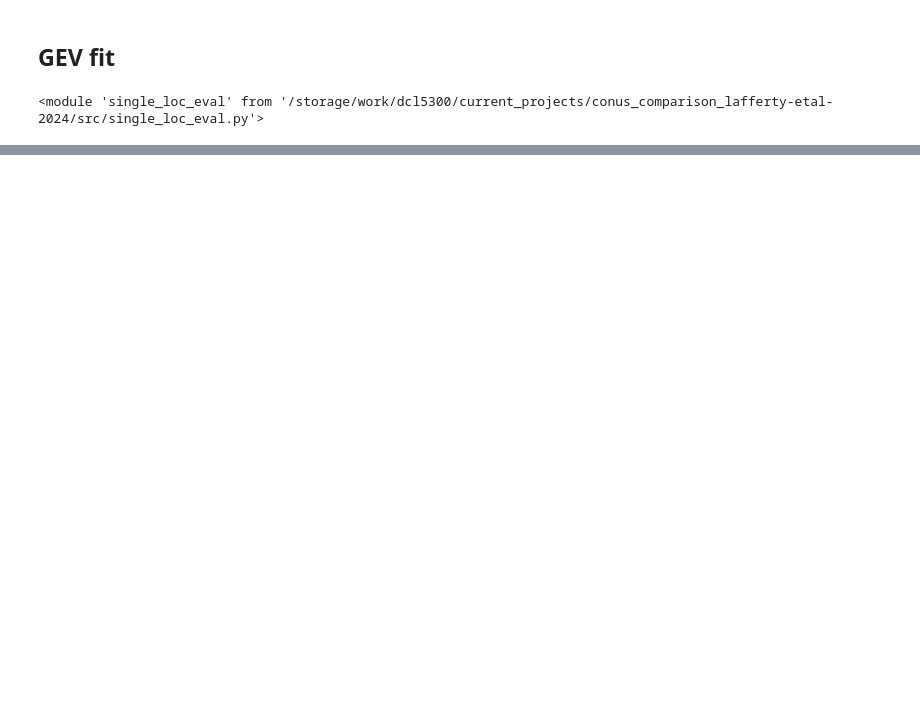
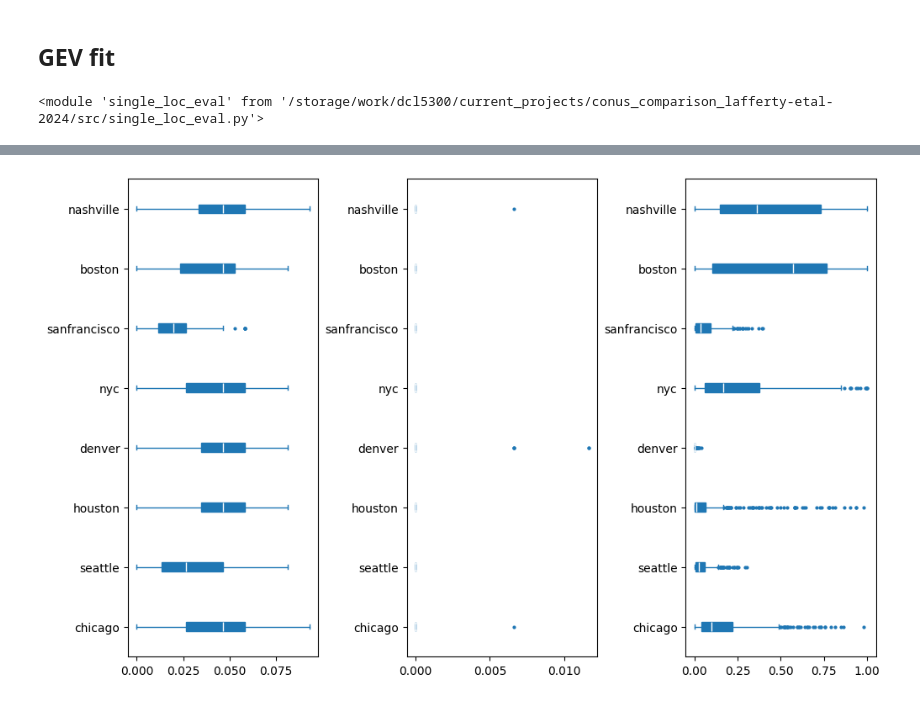
Before and after one commit to david0811/conus_comparison_lafferty-etal-2024, a Jupyter notebook: scripts/99_testing.ipynb, the cells around one changed output, grey strips where cells are left out. Saved outputs shown, nothing was run; the diff lists cells and outputs as text; code cells hidden in the pictures; blank space fills up the shorter version.

```diff
--- a/scripts/99_testing.ipynb
+++ b/scripts/99_testing.ipynb
@@ -295,16 +16,0 @@ import matplotlib.pyplot as plt
-# %%
-fig, ax = plt.subplots()
-ax.scatter(x = observed_sorted, y = theoretical_quantiles, color='C0')
-ax.errorbar(x = observed_sorted,
-            y = theoretical_quantiles,
-            yerr = [theoretical_quantiles - lower, upper - theoretical_quantiles],
-           color='C0', linestyle='none')
-ylims = ax.get_ylim()
-xlims = ax.get_xlim()
-ax.axline((1, 1), slope=1, color='C1', ls='--')
-ax.set_ylim(ylims)
-ax.set_xlim(xlims)
-ax.set_ylabel('Theoretical quantile [mm]')
-ax.set_xlabel('Observed quantile [mm]')
-ax.grid()
-plt.show()
@@ -416,3 +16,0 @@ df_obs_sel = df_obs[(df_obs['gcm'] == 'CanESM5') &
-# %%
-data = df_obs_sel.sort_values('time')['pr'].to_numpy()
-time = df_obs_sel.sort_values('time')['time'].to_numpy() - 1950
@@ -579,0 +56,26 @@ def calculate_band_coverage(observed, lower_band, upper_band):
+# %%
+# Concat
+df_coverage = pd.DataFrame(df_coverage).dropna()
+# %%
+# Plot
+fig, axs = plt.subplots(1, 3, figsize=(10,6), layout='constrained')
+
+c='C0'
+
+for idm, metric_id in enumerate(["max_tasmax", "min_tasmin", "max_pr"]):
+    ax = axs[idm]
+    for idc, city in enumerate(list(city_list.keys())):
+        data = df_coverage[(df_coverage['city'] == city) & (df_coverage['metric_id'] == metric_id)]
+        ax.boxplot(x = data['coverage'],
+                   positions = [idc],
+                   vert=False,
+                   patch_artist=True,
+                   boxprops=dict(facecolor=c, color=c),
+                   capprops=dict(color=c, lw=1),
+                   whiskerprops=dict(color=c, lw=1),
+                   flierprops=dict(color=c, markerfacecolor=c, markeredgecolor=c, markersize=2),
+                   medianprops=dict(color='white', lw=1))
+    ax.set_yticklabels(list(city_list.keys()))
+plt.show()
+# %% [output]
+[figure, added]
```
Also changed, not shown: parts of 35 cells of this notebook, 3 other files.
